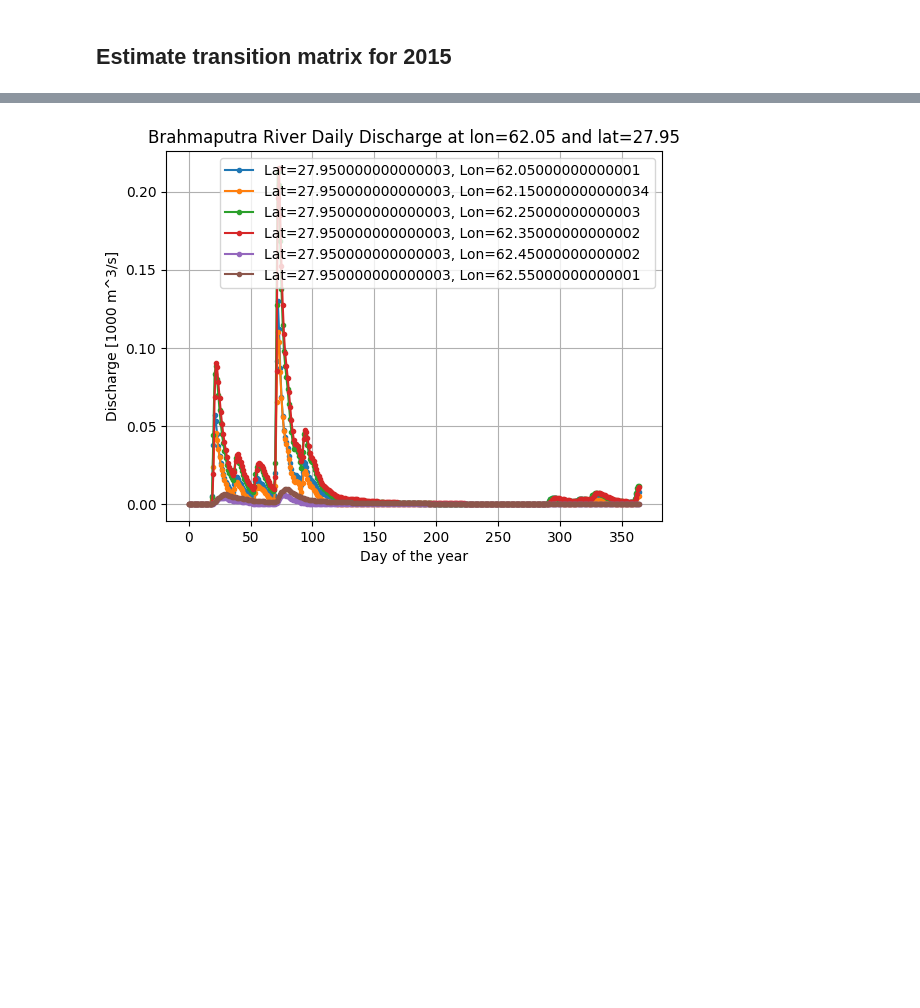
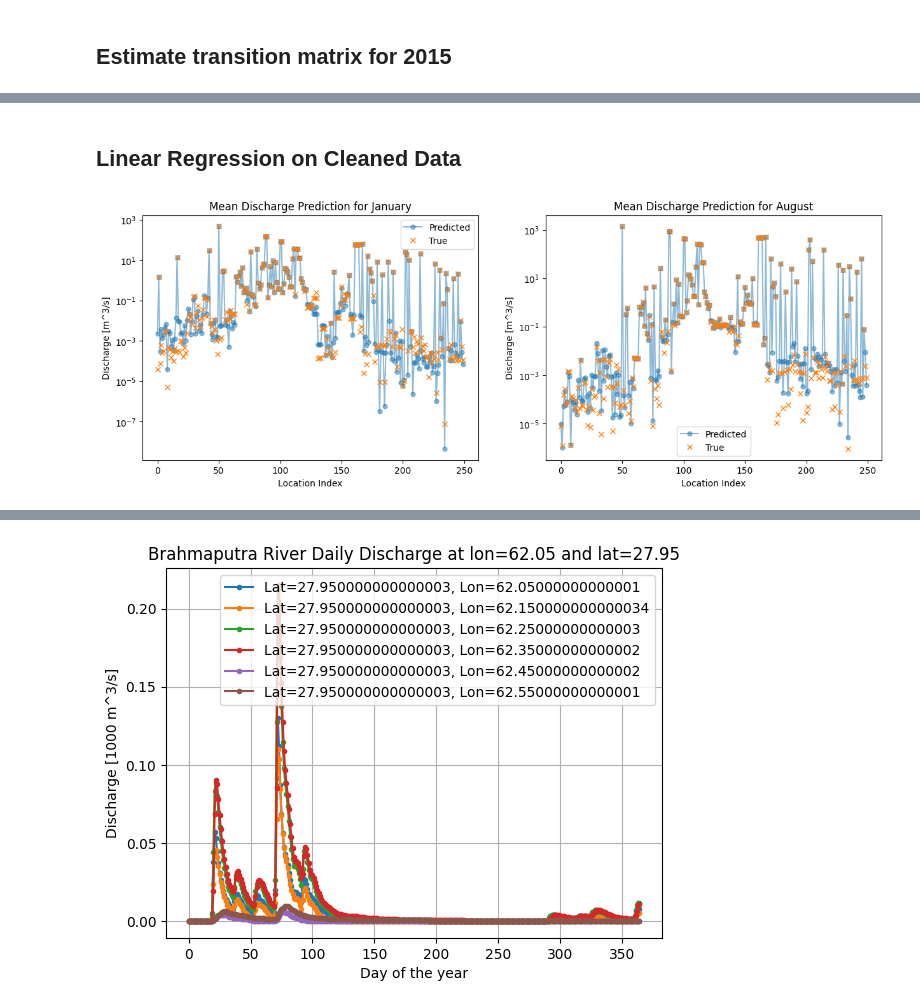
Before and after one commit to PaulNitschke/DS-Brahmaputra-River, a Jupyter notebook: notebooks/yearly_discharge.ipynb, the cells around one changed output, grey strips where cells are left out. Saved outputs shown, nothing was run; the diff lists cells and outputs as text; code cells hidden in the pictures; blank space fills up the shorter version.

```diff
--- a/notebooks/yearly_discharge.ipynb
+++ b/notebooks/yearly_discharge.ipynb
@@ -148,0 +113,2 @@ e_values_2019, _ = np.linalg.eig(reg_2019.coef_)
+# %% [markdown]
+## Linear Regression on Cleaned Data
@@ -148,0 +164,23 @@ e_values_2019, _ = np.linalg.eig(reg_2019.coef_)
+# %%
+y_hat_january = reg_january.predict(X_january_test)
+y_hat_august = reg_august.predict(X_august_test)
+# %%
+fig, axs = plt.subplots(1, 2, figsize=(15, 5))
+
+axs[0].semilogy(np.abs(np.mean(y_hat_january, axis=0)), ".-", label='Predicted', markersize=10, alpha=0.5)
+axs[0].semilogy(np.mean(y_january_test, axis=0), "x", label='True')
+axs[0].set_xlabel('Location Index')
+axs[0].set_ylabel('Discharge [m^3/s]')
+axs[0].set_title('Mean Discharge Prediction for January')
+axs[0].legend()
+
+axs[1].semilogy(np.abs(np.mean(y_hat_august, axis=0)), ".-", label='Predicted', markersize=10, alpha=0.5)
+axs[1].semilogy(np.mean(y_august_test, axis=0), "x", label='True')
+axs[1].set_xlabel('Location Index')
+axs[1].set_ylabel('Discharge [m^3/s]')
+axs[1].set_title('Mean Discharge Prediction for August')
+axs[1].legend()
+
+plt.show()
+# %% [output]
+[figure, added]
```
Also changed, not shown: parts of 21 cells of this notebook.
